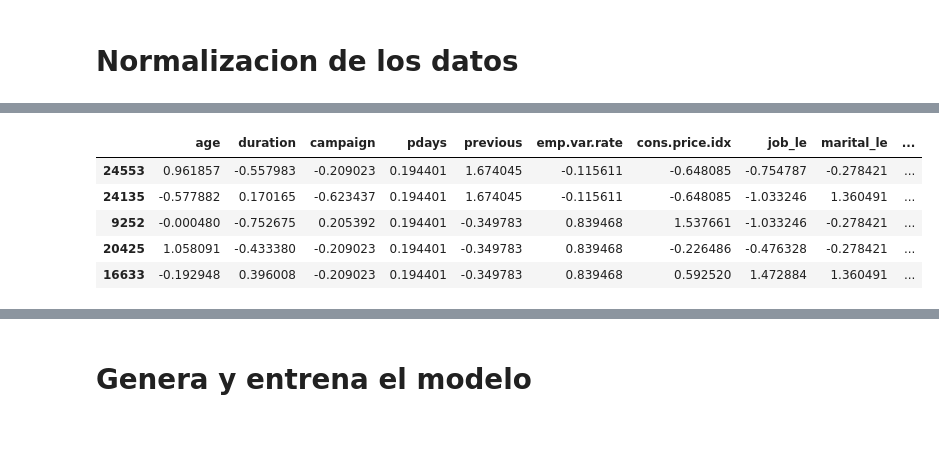
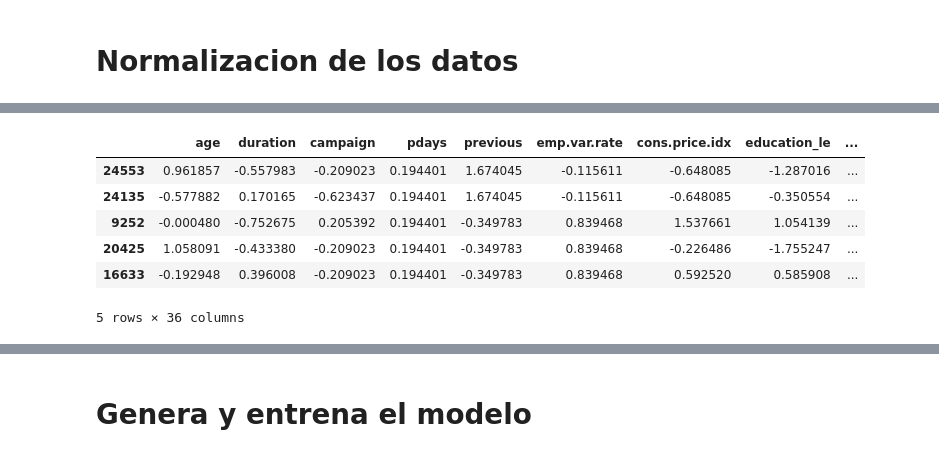
Before and after one commit to Betaniammc/streamlit, a Jupyter notebook: src/01-logistic-regression.ipynb, the cells around one changed output, grey strips where cells are left out. Drawn from its saved outputs; the diff is of its cells as text; code cells hidden in the pictures.

```diff
--- a/src/01-logistic-regression.ipynb
+++ b/src/01-logistic-regression.ipynb
@@ -569,25 +563,33 @@ X_train_cat_le.head()
 # %%
 #Realizar el escalado con el dataset dividido solo con las variables numericas
 norm_scaler = StandardScaler()  # Instancia de: from sklearn.preprocessing import StandardScaler
 
-num_variables = ["age",	"duration",	"campaign",	"pdays", "previous", "emp.var.rate", "cons.price.idx", "job_le", "marital_le", "education_le", "housing_le", "month_le", "loan_le", "contact_le"]
+num_variables = ['age', 'duration', 'campaign', 'pdays', 'previous', 'emp.var.rate',
+       'cons.price.idx', 'education_le', 'job_blue-collar', 'job_entrepreneur',
+       'job_housemaid', 'job_management', 'job_retired', 'job_self-employed',
+       'job_services', 'job_student', 'job_technician', 'job_unemployed',
+       'job_unknown', 'marital_married', 'marital_single', 'marital_unknown',
+       'housing_unknown', 'housing_yes', 'loan_unknown', 'loan_yes',
+       'contact_telephone', 'month_aug', 'month_dec', 'month_jul', 'month_jun',
+       'month_mar', 'month_may', 'month_nov', 'month_oct', 'month_sep']
 norm_features_x_train = norm_scaler.fit_transform(X_train_cat_le[num_variables])
 norm_features_x_test = norm_scaler.transform(X_test_cat_le[num_variables])
 
 X_train_cat_le_scaled = pd.DataFrame(norm_features_x_train,
                        index=X_train_cat_le.index,
                        columns=num_variables)
 X_test_cat_le_scaled = pd.DataFrame(norm_features_x_test,
                        index=X_test_cat_le.index,
                        columns=num_variables)
 X_train_cat_le_scaled.head()
 # %% [output]
-|  | age | duration | campaign | pdays | previous | emp.var.rate | cons.price.idx | job_le | marital_le | ... |
-| 24553 | 0.961857 | -0.557983 | -0.209023 | 0.194401 | 1.674045 | -0.115611 | -0.648085 | -0.754787 | -0.278421 | ... |
-| 24135 | -0.577882 | 0.170165 | -0.623437 | 0.194401 | 1.674045 | -0.115611 | -0.648085 | -1.033246 | 1.360491 | ... |
-| 9252 | -0.000480 | -0.752675 | 0.205392 | 0.194401 | -0.349783 | 0.839468 | 1.537661 | -1.033246 | -0.278421 | ... |
-| 20425 | 1.058091 | -0.433380 | -0.209023 | 0.194401 | -0.349783 | 0.839468 | -0.226486 | -0.476328 | -0.278421 | ... |
-| 16633 | -0.192948 | 0.396008 | -0.209023 | 0.194401 | -0.349783 | 0.839468 | 0.592520 | 1.472884 | 1.360491 | ... |
+|  | age | duration | campaign | pdays | previous | emp.var.rate | cons.price.idx | education_le | ... |
+| 24553 | 0.961857 | -0.557983 | -0.209023 | 0.194401 | 1.674045 | -0.115611 | -0.648085 | -1.287016 | ... |
+| 24135 | -0.577882 | 0.170165 | -0.623437 | 0.194401 | 1.674045 | -0.115611 | -0.648085 | -0.350554 | ... |
+| 9252 | -0.000480 | -0.752675 | 0.205392 | 0.194401 | -0.349783 | 0.839468 | 1.537661 | 1.054139 | ... |
+| 20425 | 1.058091 | -0.433380 | -0.209023 | 0.194401 | -0.349783 | 0.839468 | -0.226486 | -1.755247 | ... |
+| 16633 | -0.192948 | 0.396008 | -0.209023 | 0.194401 | -0.349783 | 0.839468 | 0.592520 | 0.585908 | ... |
+5 rows × 36 columns
 # %%
 X_test_cat_le_scaled
 # %% [output]
```
Also changed, not shown: parts of 9 cells of this notebook, 1 other file.
